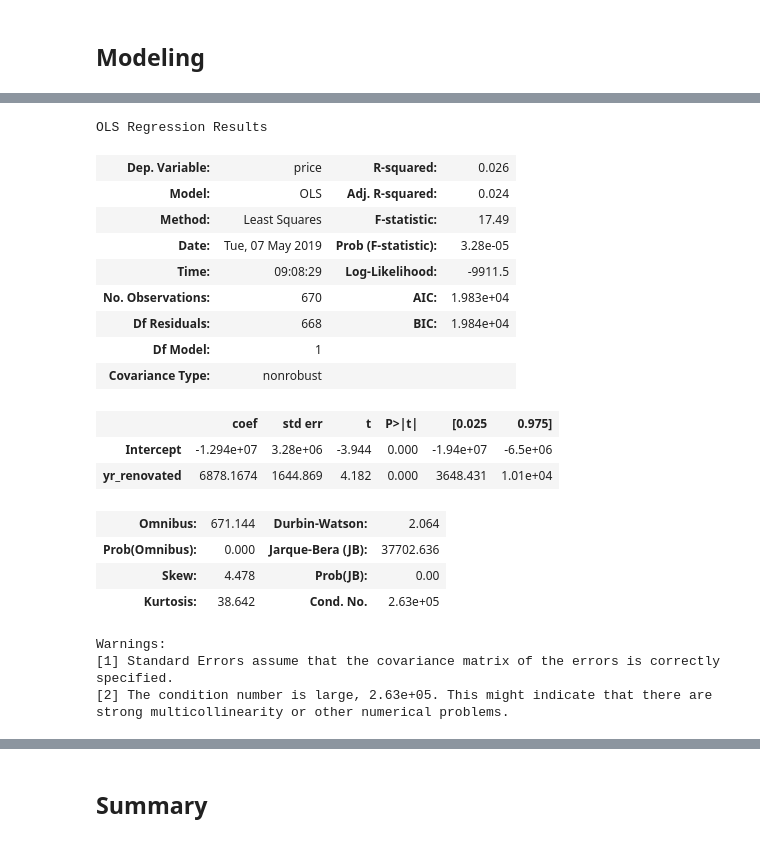
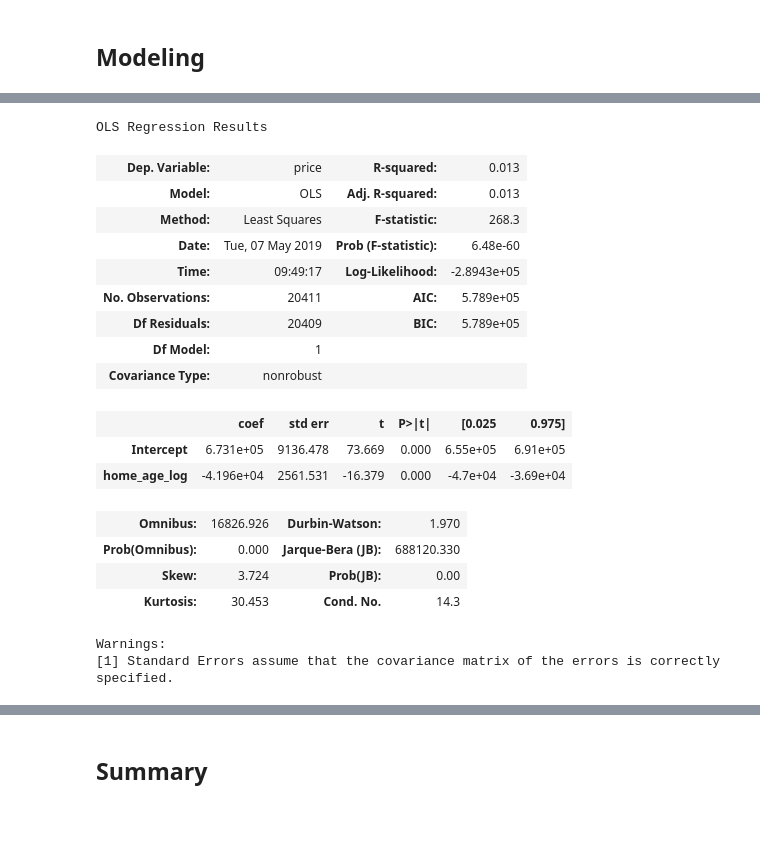
Before and after one commit to lindseyberlin/houston-ds-042219-mod1-project, a Jupyter notebook: Question2_YrRenovatedImpact.ipynb, the cells around one changed output, grey strips where cells are left out. Drawn from its saved outputs; the diff is of its cells as text; code cells hidden in the pictures.

```diff
--- a/Question2_YrRenovatedImpact.ipynb
+++ b/Question2_YrRenovatedImpact.ipynb
@@ -139,25 +149,25 @@ strong multicollinearity or other numerical problems.
-# %%
-model_with_reno = ols(formula=('price~yr_renovated'), data=with_reno_df).fit()
-model_with_reno.summary()
-# %% [output]
-OLS Regression Results
-| Dep. Variable: | price | R-squared: | 0.026 |
-| Model: | OLS | Adj. R-squared: | 0.024 |
-| Method: | Least Squares | F-statistic: | 17.49 |
-| Date: | Tue, 07 May 2019 | Prob (F-statistic): | 3.28e-05 |
-| Time: | 09:08:29 | Log-Likelihood: | -9911.5 |
-| No. Observations: | 670 | AIC: | 1.983e+04 |
-| Df Residuals: | 668 | BIC: | 1.984e+04 |
-| Df Model: | 1 |  |  |
-| Covariance Type: | nonrobust |  |  |
-|  | coef | std err | t | P>|t| | [0.025 | 0.975] |
-| Intercept | -1.294e+07 | 3.28e+06 | -3.944 | 0.000 | -1.94e+07 | -6.5e+06 |
-| yr_renovated | 6878.1674 | 1644.869 | 4.182 | 0.000 | 3648.431 | 1.01e+04 |
-| Omnibus: | 671.144 | Durbin-Watson: | 2.064 |
-| Prob(Omnibus): | 0.000 | Jarque-Bera (JB): | 37702.636 |
-| Skew: | 4.478 | Prob(JB): | 0.00 |
-| Kurtosis: | 38.642 | Cond. No. | 2.63e+05 |
-Warnings:
-[1] Standard Errors assume that the covariance matrix of the errors is correctly specified.
-[2] The condition number is large, 2.63e+05. This might indicate that there are
-strong multicollinearity or other numerical problems.
+# %%
+# Summary of the ordinary least squares reqression comparing price with the log
+# age of homes that do not have renovation data
+model_without_reno = ols(formula=('price~home_age_log'), data=without_reno_df).fit()
+model_without_reno.summary()
+# %% [output]
+OLS Regression Results
+| Dep. Variable: | price | R-squared: | 0.013 |
+| Model: | OLS | Adj. R-squared: | 0.013 |
+| Method: | Least Squares | F-statistic: | 268.3 |
+| Date: | Tue, 07 May 2019 | Prob (F-statistic): | 6.48e-60 |
+| Time: | 09:49:17 | Log-Likelihood: | -2.8943e+05 |
+| No. Observations: | 20411 | AIC: | 5.789e+05 |
+| Df Residuals: | 20409 | BIC: | 5.789e+05 |
+| Df Model: | 1 |  |  |
+| Covariance Type: | nonrobust |  |  |
+|  | coef | std err | t | P>|t| | [0.025 | 0.975] |
+| Intercept | 6.731e+05 | 9136.478 | 73.669 | 0.000 | 6.55e+05 | 6.91e+05 |
+| home_age_log | -4.196e+04 | 2561.531 | -16.379 | 0.000 | -4.7e+04 | -3.69e+04 |
+| Omnibus: | 16826.926 | Durbin-Watson: | 1.970 |
+| Prob(Omnibus): | 0.000 | Jarque-Bera (JB): | 688120.330 |
+| Skew: | 3.724 | Prob(JB): | 0.00 |
+| Kurtosis: | 30.453 | Cond. No. | 14.3 |
+Warnings:
+[1] Standard Errors assume that the covariance matrix of the errors is correctly specified.
```
Also changed, not shown: parts of 15 cells of this notebook, 1 other file.
